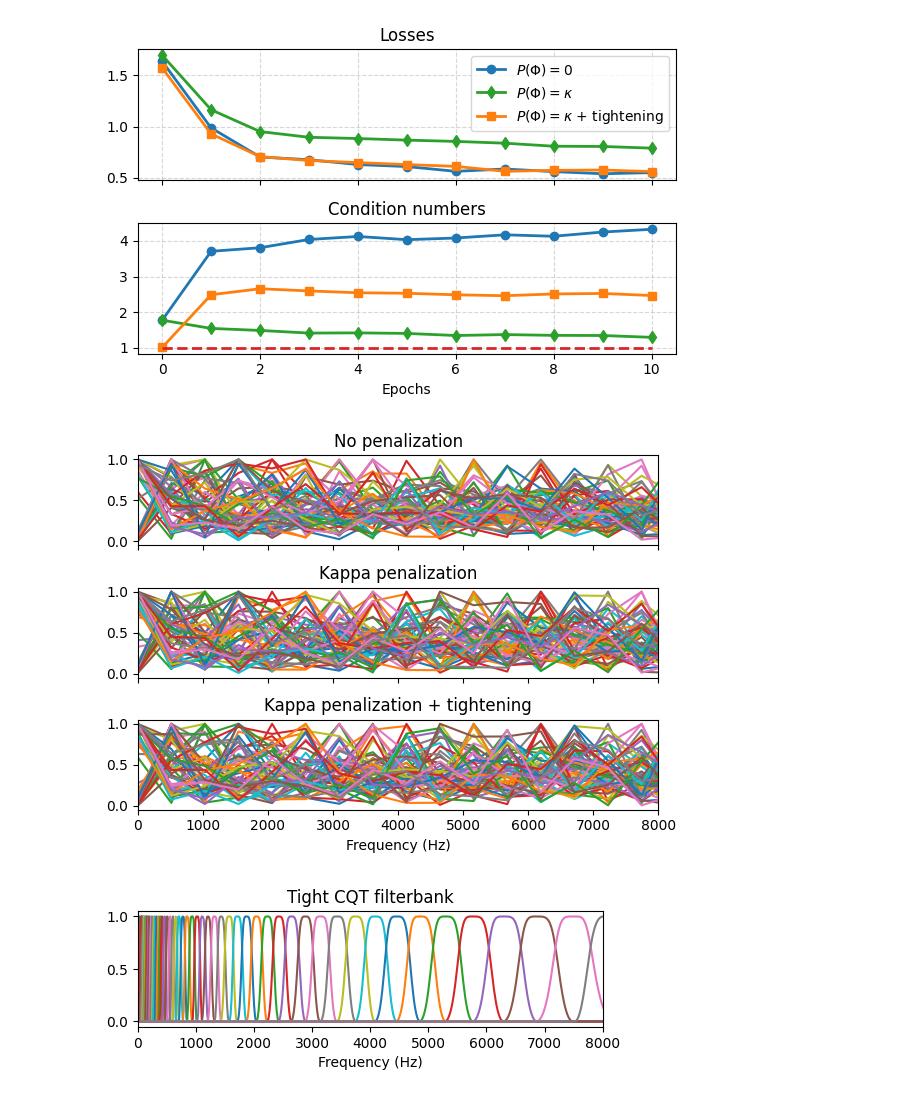
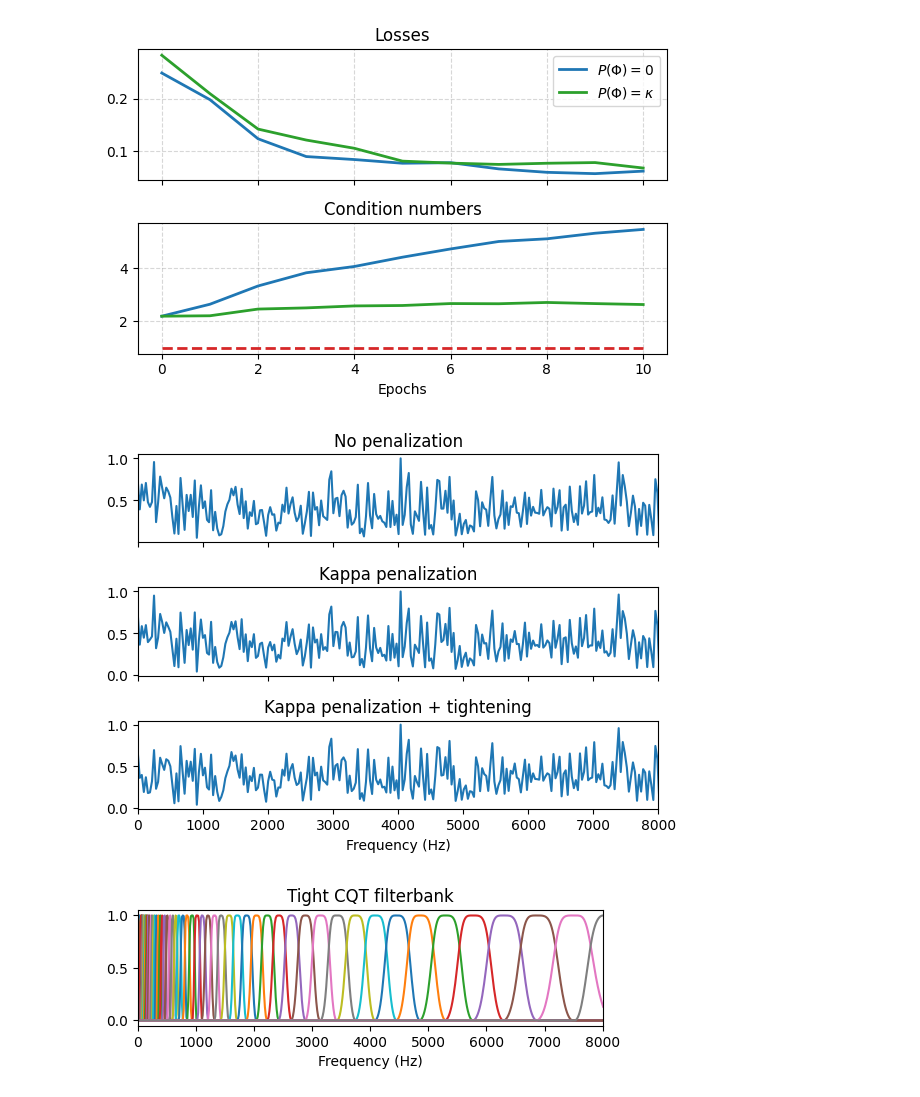
Before and after one commit to danedane-haider/Random-Filterbanks, a Jupyter notebook: Stability of Random Filterbanks under Gradient Descent/Fitting_Tight_Filterbanks.ipynb, the cells around one changed output. Drawn from its saved outputs; the diff is of its cells as text; code cells hidden in the pictures.

```diff
--- a/Stability of Random Filterbanks under Gradient Descent/Fitting_Tight_Filterbanks.ipynb
+++ b/Stability of Random Filterbanks under Gradient Descent/Fitting_Tight_Filterbanks.ipynb
@@ -67,7 +115,7 @@ def filterbank_response_fft(x, w):
 # conv1D layer with circulant boundary conditions
 
 class TDFilterbank_real(torch.nn.Module):
-    def __init__(self, spec, w_init):
+    def __init__(self, spec, w):
         super().__init__()
 
         self.psi = torch.nn.Conv1d(
@@ -78,30 +126,7 @@ class TDFilterbank_real(torch.nn.Module):
             padding=0,
             bias=False)
 
-        self.psi.weight.data = w_init[:, :spec["T"]].unsqueeze(1).float()
-
-        # self.psi_imag = torch.nn.Conv1d(
-        #     in_channels=1,
-        #     out_channels=spec["J"],
-        #     kernel_size=spec["T"],
-        #     stride=1,
-        #     padding=0,
-        #     bias=False)
-
-        # self.psi_imag.weight.data = w_init_imag[:, :spec["T"]].unsqueeze(1).float()
-
-        # self.phi = torch.nn.Conv1d(
-        #     in_channels=spec["J"],
-        #     out_channels=spec["J"],
-        #     kernel_size=spec["T"],
-        #     stride=128,
-        #     padding=0,
-        #     groups=spec["J"],
-        #     bias=False)
-
-        # with torch.no_grad():
-        #     self.phi.weight = nn.Parameter(p, requires_grad=False)
-
+        self.psi.weight.data = w[:, :spec["T"]].unsqueeze(1).float()
 
     def forward(self, x):
         x = x.reshape(x.shape[0], 1, x.shape[-1])
@@ -110,7 +135,7 @@ class TDFilterbank_real(torch.nn.Module):
         # Wx_imag = self.psi_imag(x)
         # Ux = (Wx_real*Wx_real + Wx_imag*Wx_imag)
         phi = torch.ones(spec["J"], spec["J"], spec["T"])
-        Ux = F.conv1d(Wx, phi, bias=None, stride=64, padding=0)
+        Ux = F.conv1d(Wx, phi, bias=None, stride=600, padding=0)
         return Ux
 
 baseline = TDFilterbank_real(spec, w_init)
@@ -297,17 +294,17 @@ fig, axes = plt.subplots(2, 1, figsize=(6, 4), sharex=True)
 Ts = np.arange(0, n_epochs+1)
 
 ax = axes[0]
-ax.plot(Ts, losses_mse, 'tab:blue', linewidth=2, marker = 'o', label='$P(\Phi)=0$')
-ax.plot(Ts, losses_kappa, 'tab:green', linewidth=2, marker = 'd', label='$P(\Phi)=\kappa$')
-ax.plot(Ts, losses_tight, 'tab:orange', linewidth=2, marker = 's', label='$P(\Phi)=\kappa$ + tightening')
+ax.plot(Ts, losses_mse, 'tab:blue', linewidth=2, label='$P(\Phi)=0$')
+ax.plot(Ts, losses_kappa, 'tab:green', linewidth=2, label='$P(\Phi)=\kappa$')
+# ax.plot(Ts, losses_tight, 'tab:orange', linewidth=2, marker = 's', label='$P(\Phi)=\kappa$ + tightening')
 
 ax.set_title('Losses')
 ax.grid(linestyle='--', alpha=0.5)
 
 ax = axes[1]
-ax.plot(Ts, conditions_mse, 'tab:blue', linewidth=2, marker = 'o')
-ax.plot(Ts, conditions_kappa, 'tab:green', linewidth=2, marker = 'd')
-ax.plot(Ts, conditions_tight, 'tab:orange', linewidth=2, marker = 's')
+ax.plot(Ts, conditions_mse, 'tab:blue', linewidth=2)
+ax.plot(Ts, conditions_kappa, 'tab:green', linewidth=2)
+# ax.plot(Ts, conditions_tight, 'tab:orange', linewidth=2, marker = 's')
 ax.plot(Ts, np.ones(len(Ts)), 'tab:red', linewidth=2, label='Tightened', linestyle='--')
 
 ax.set_title('Condition numbers')
@@ -319,44 +316,44 @@ plt.tight_layout()
 
 plt.savefig('Fitting_Tight_Filterbanks.pdf', bbox_inches='tight')
 # %% [output]
-[figure, old version]
+[figure, new version]
 # %%
 plt.rcParams['text.usetex'] = False
 
 w_no_hat = np.fft.fft(w_no, axis=1).T
 w_kappa_hat = np.fft.fft(w_kappa, axis=1).T
-w_tight_hat = np.fft.fft(w_tight, axis=1).T
+w_tight_hat = np.fft.fft(w_init, axis=1).T
 
 w_no_abs = np.abs(w_no_hat)/np.max(np.abs(w_no_hat), axis=0)
 w_kappa_abs = np.abs(w_kappa_hat)/np.max(np.abs(w_kappa_hat), axis=0)
 w_tight_abs = np.abs(w_tight_hat)/np.max(np.abs(w_tight_hat), axis=0)
 
 fig, axes = plt.subplots(3, 1, figsize=(6, 4.5), sharex=True)
 
 omega = np.linspace(0, spec["sr"], w_no.shape[1])
 
 ax = axes[0]
-ax.plot(omega, w_no_abs)
+ax.plot(omega, w_no_abs[:,30])
 ax.set_title('No penalization')
 ax.set_xlim(0, spec["sr"]//2+1)
 
 ax = axes[1]
-ax.plot(omega, w_kappa_abs)
+ax.plot(omega, w_kappa_abs[:,30])
 ax.set_title('Kappa penalization')
 ax.set_xlim(0, spec["sr"]//2+1)
 
 ax = axes[2]
-ax.plot(omega, w_tight_abs)
+ax.plot(omega, w_tight_abs[:,30])
 ax.set_title('Kappa penalization + tightening')
 ax.set_xlim(0, spec["sr"]//2+1)
 
 ax.set_xlabel('Frequency (Hz)')
 
 plt.tight_layout()
 
 plt.savefig('Filterbank_Responses.pdf', bbox_inches='tight')
 # %% [output]
-[figure, old version]
+[figure, new version]
 # %%
 fig = plt.figure(figsize=(6, 1.5))
 
```
Also changed, not shown: parts of 13 cells of this notebook, 11 other files.
